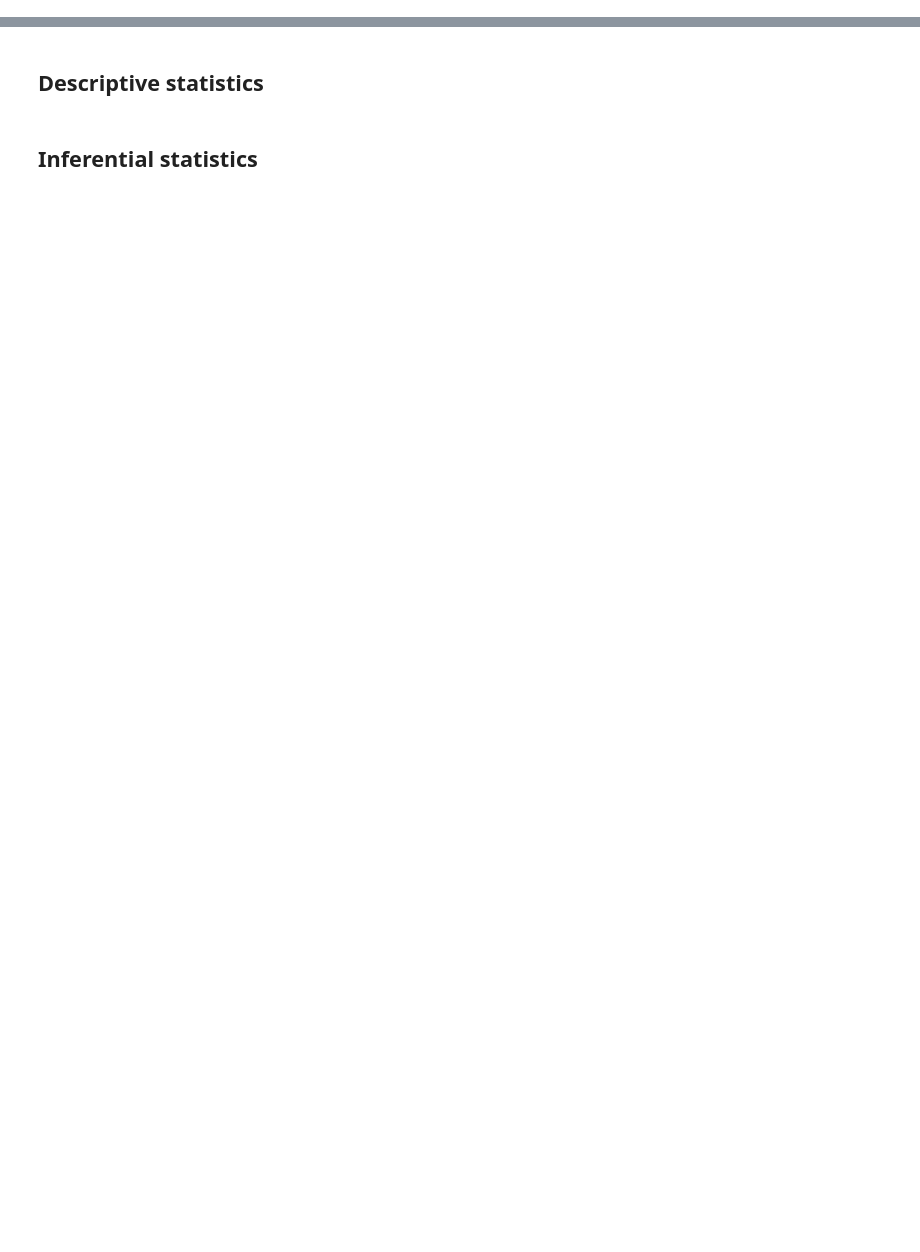
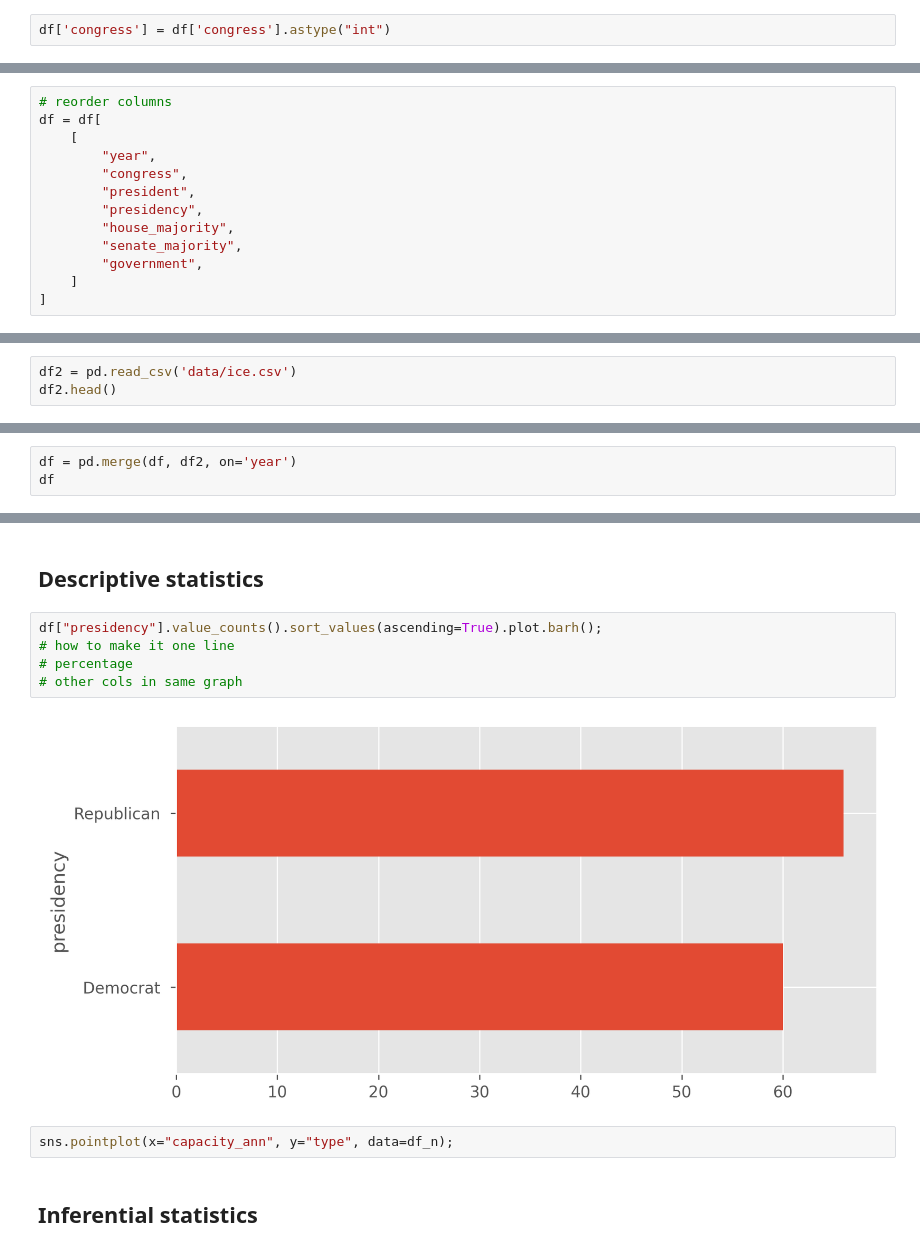
Before and after one commit to noah-art3mis/stats-assignment-2, a Jupyter notebook: removal.ipynb, the cells around one changed output, grey strips where cells are left out. Cells and saved outputs as stored; diff of their text form; blank space fills up the shorter version.

Commit message:
munge data

```diff
--- a/removal.ipynb
+++ b/removal.ipynb
@@ -46,0 +244,2 @@ When the President's party holds the majority in both chambers, it is considered
+# %%
+df['congress'] = df['congress'].astype("int")
@@ -46,0 +260,13 @@ When the President's party holds the majority in both chambers, it is considered
+# %%
+# reorder columns
+df = df[
+    [
+        "year",
+        "congress",
+        "president",
+        "presidency",
+        "house_majority",
+        "senate_majority",
+        "government",
+    ]
+]
@@ -46,0 +277,3 @@ When the President's party holds the majority in both chambers, it is considered
+# %%
+df2 = pd.read_csv('data/ice.csv')
+df2.head()
@@ -46,0 +287,3 @@ When the President's party holds the majority in both chambers, it is considered
+# %%
+df = pd.merge(df, df2, on='year')
+df
@@ -47,4 +328,13 @@ When the President's party holds the majority in both chambers, it is considered
 # %% [markdown]
 ## Descriptive statistics
+# %%
+df["presidency"].value_counts().sort_values(ascending=True).plot.barh();
+# how to make it one line
+# percentage
+# other cols in same graph
+# %% [output]
+[figure, added]
+# %%
+sns.pointplot(x="capacity_ann", y="type", data=df_n);
 # %% [markdown]
 ## Inferential statistics
```
Also changed, not shown: parts of 49 cells of this notebook, 2 other files.
